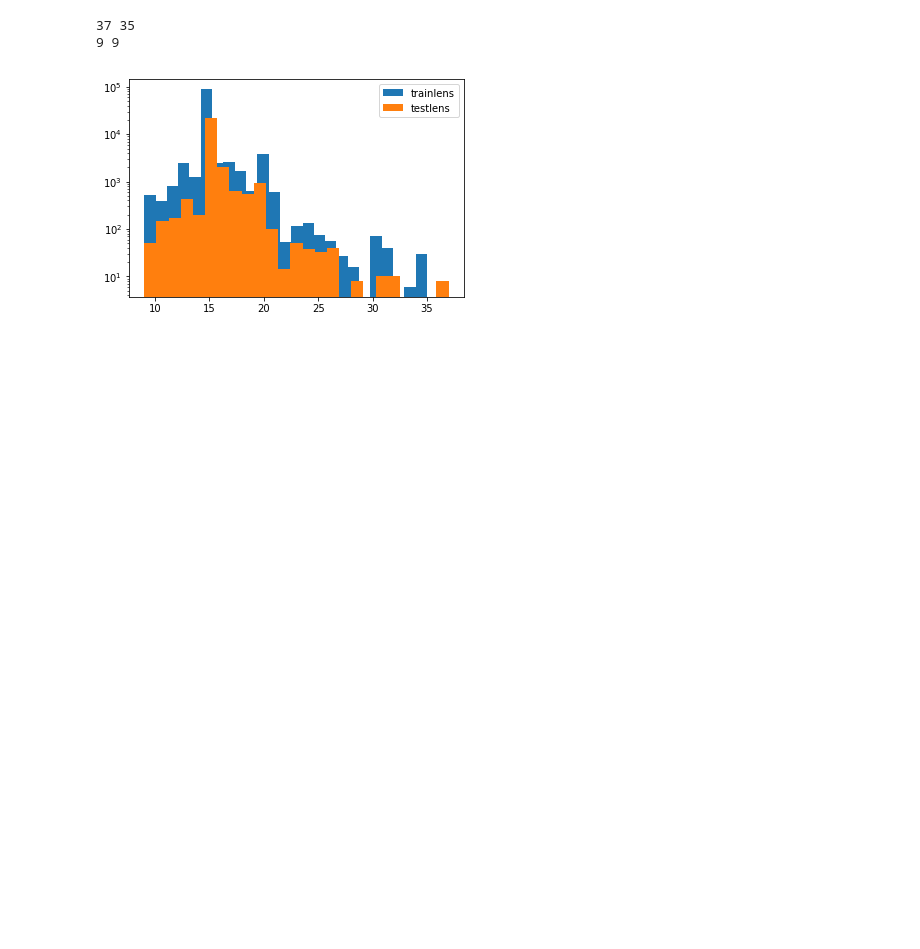
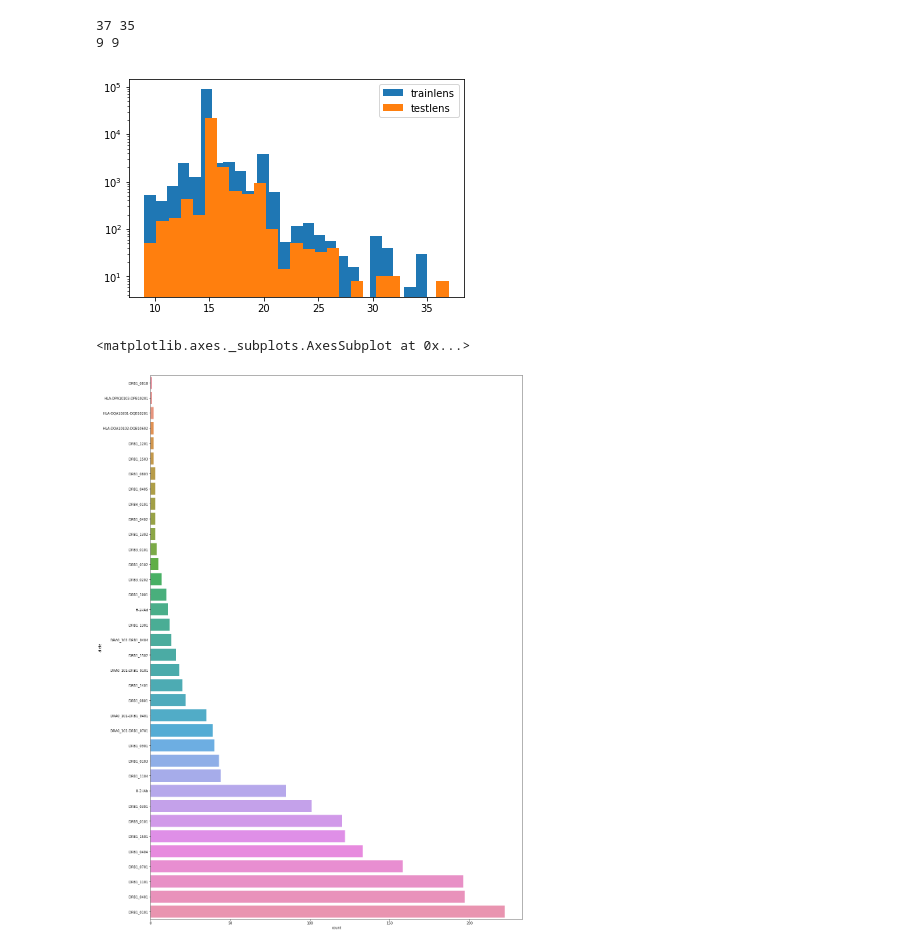
Before and after one commit to patrickbryant1/MHCII, a Jupyter notebook: MHCII_EDA_pan.ipynb, the cells around one changed output. Saved outputs shown, nothing was run; the diff lists cells and outputs as text; code cells hidden in the pictures; blank space fills up the shorter version.

Commit message:
got tcell eval data

```diff
--- a/MHCII_EDA_pan.ipynb
+++ b/MHCII_EDA_pan.ipynb
@@ -249,0 +298,9 @@ print(min(testlens), min(trainlens))
+# %%
+#Count alleles
+plt.figure(figsize=(20,30))
+sns.countplot(y='allele',
+              data = tcell_df,
+              order = tcell_df['allele'].value_counts(ascending=True).index)
+# %% [output]
+<matplotlib.axes._subplots.AxesSubplot at 0x...>
+[figure, added]
```
Also changed, not shown: parts of 9 cells of this notebook, 3 other files.
